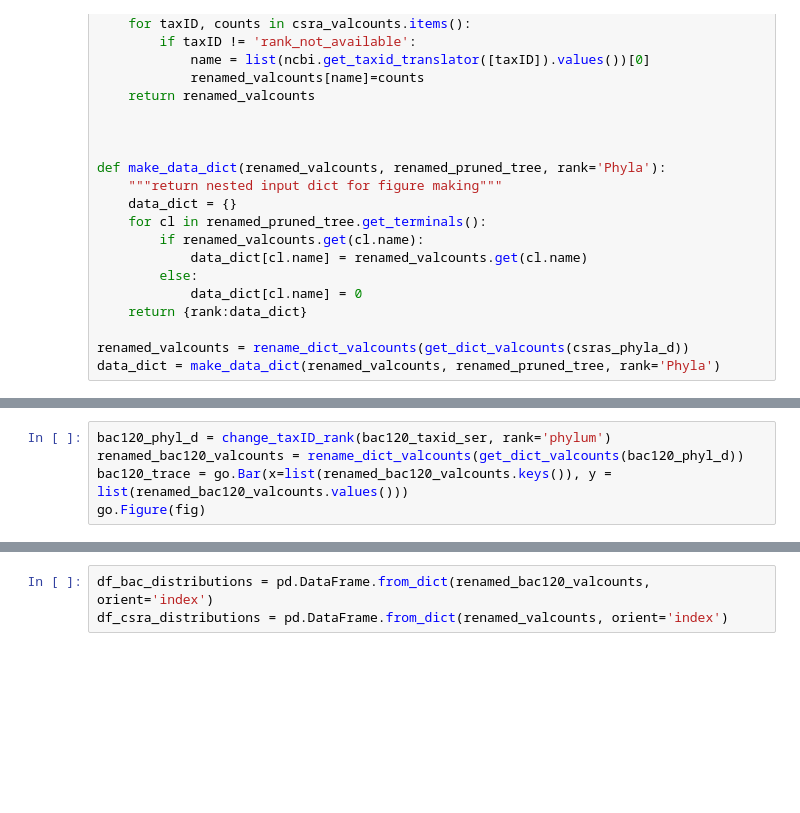
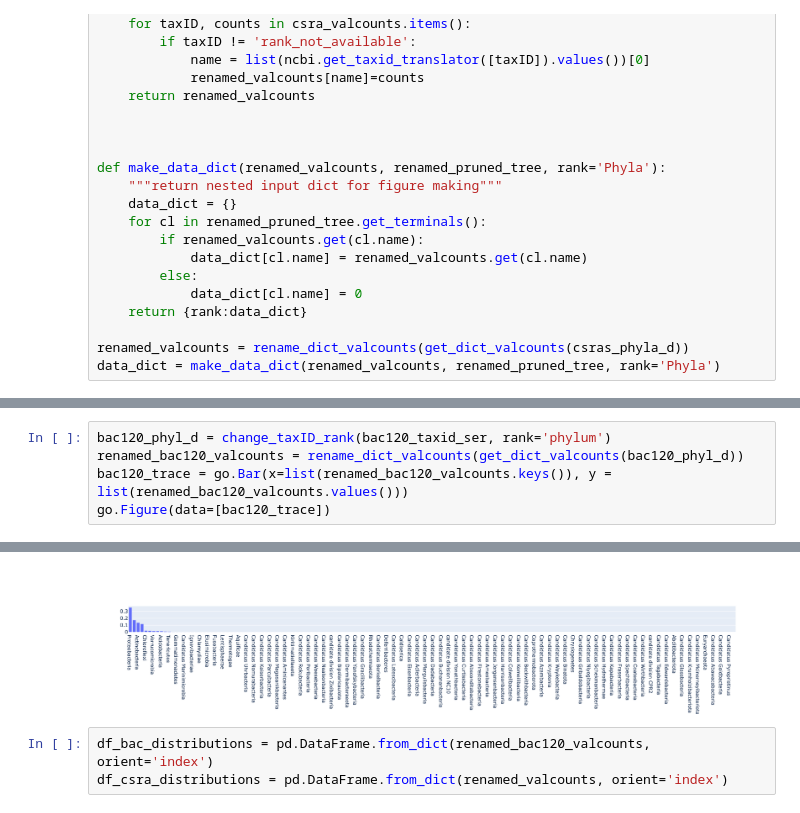
Before and after one commit to JonWinkelman/Map_csra_to_tree, a Jupyter notebook: Notebook_scripts/Map_csra_to_bac120tree.ipynb, the cells around one changed output, grey strips where cells are left out. Saved outputs shown, nothing was run; the diff lists cells and outputs as text; blank space fills up the shorter version.

```diff
--- a/Notebook_scripts/Map_csra_to_bac120tree.ipynb
+++ b/Notebook_scripts/Map_csra_to_bac120tree.ipynb
@@ -186,5 +153,5 @@ go.Figure(trace)
 bac120_phyl_d = change_taxID_rank(bac120_taxid_ser, rank='phylum')
 renamed_bac120_valcounts = rename_dict_valcounts(get_dict_valcounts(bac120_phyl_d))
 bac120_trace = go.Bar(x=list(renamed_bac120_valcounts.keys()), y = list(renamed_bac120_valcounts.values()))
-go.Figure(fig)
+go.Figure(data=[bac120_trace])
 # %% [output]
@@ -192,3 +158,4 @@ go.Figure(fig)
+[figure, added]
 # %%
 df_bac_distributions = pd.DataFrame.from_dict(renamed_bac120_valcounts, orient='index')
 df_csra_distributions = pd.DataFrame.from_dict(renamed_valcounts, orient='index')
```
Also changed, not shown: parts of 8 cells of this notebook, 13 other files.
